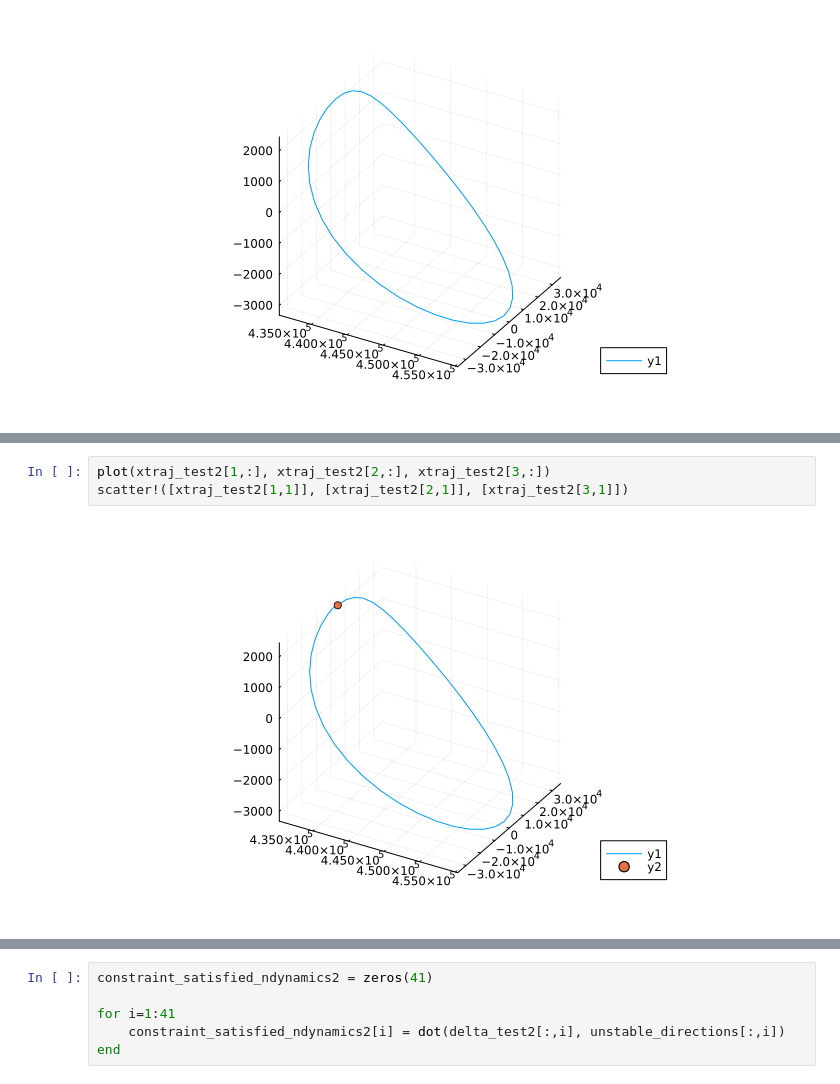
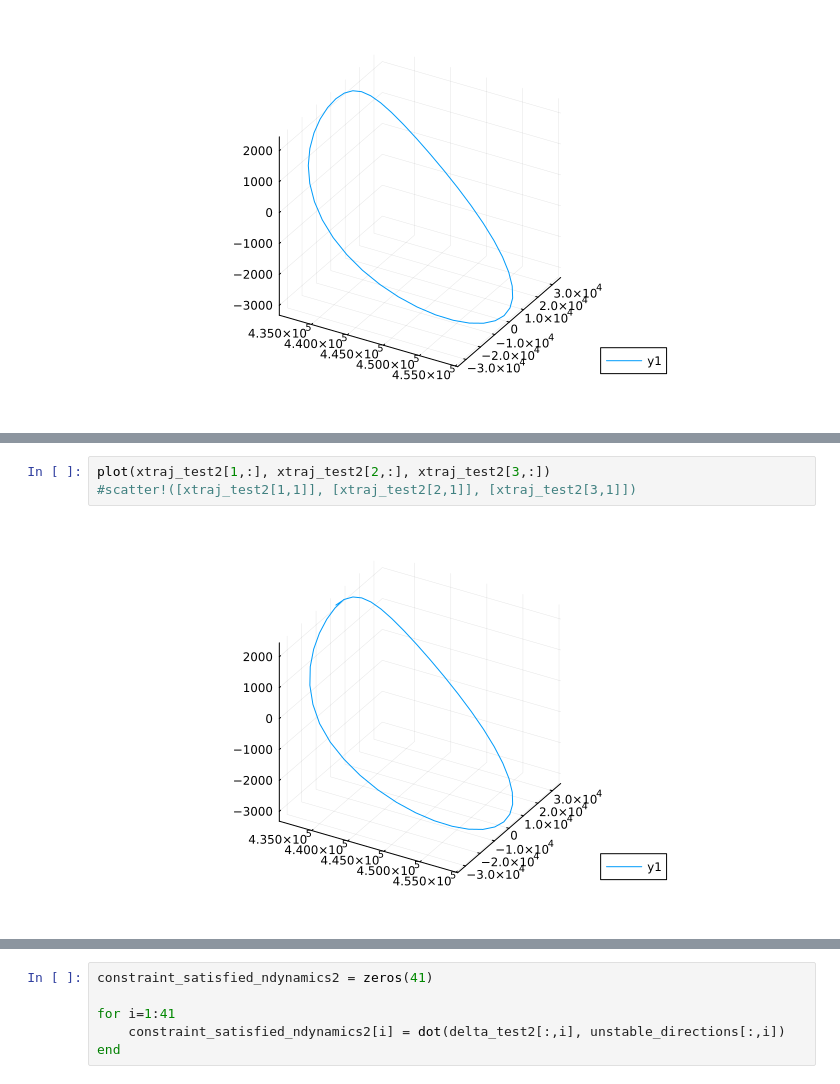
Before and after one commit to vegaf1/convex_mpc_stationkeeping, a Jupyter notebook: convex_mpc_stationkeeping_final_working_clean_testing_rescaled_secondordercorrection.ipynb, the cells around one changed output, grey strips where cells are left out. Saved outputs shown, nothing was run; the diff lists cells and outputs as text.

```diff
--- a/convex_mpc_stationkeeping_final_working_clean_testing_rescaled_secondordercorrection.ipynb
+++ b/convex_mpc_stationkeeping_final_working_clean_testing_rescaled_secondordercorrection.ipynb
@@ -2560,8 +2629,8 @@ xtraj_test2 = integrate_oneperiod(Xm2[:,1] + reference_trajectory[:,1], Um2[:,1:
 # %%
 plot(xtraj_test2[1,:], xtraj_test2[2,:], xtraj_test2[3,:])
-scatter!([xtraj_test2[1,1]], [xtraj_test2[2,1]], [xtraj_test2[3,1]])
+#scatter!([xtraj_test2[1,1]], [xtraj_test2[2,1]], [xtraj_test2[3,1]])
 # %% [output]
-[figure, old version]
+[figure, new version]
 # %%
 #find if the updated solution satisfies the constraints
 delta_test2 = xtraj_test2 - reference_trajectory
```
Also changed, not shown: parts of 50 cells of this notebook, 1 other file.
